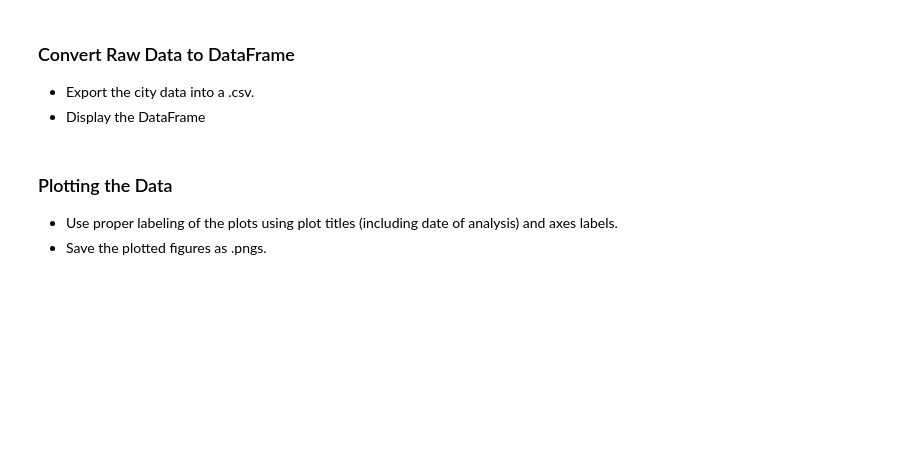
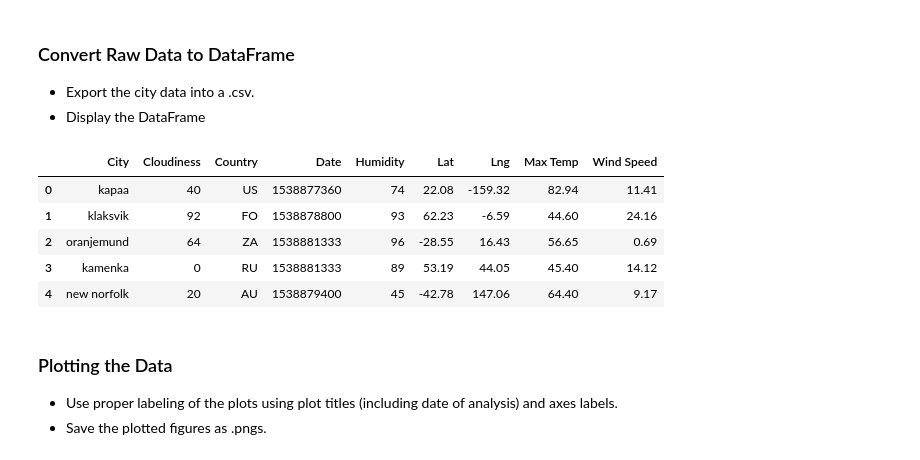
Before and after one commit to mosal2000/WeatherPy, a Jupyter notebook: code/WeatherPy.ipynb, the cells around one changed output. Saved outputs shown, nothing was run; the diff lists cells and outputs as text; code cells hidden in the pictures; blank space fills up the shorter version.

```diff
--- a/code/WeatherPy.ipynb
+++ b/code/WeatherPy.ipynb
@@ -71,3 +153,12 @@ len(cities)
+# %%
+df_weathers.head()
+# %% [output]
+|  | City | Cloudiness | Country | Date | Humidity | Lat | Lng | Max Temp | Wind Speed |
+| 0 | kapaa | 40 | US | 1538877360 | 74 | 22.08 | -159.32 | 82.94 | 11.41 |
+| 1 | klaksvik | 92 | FO | 1538878800 | 93 | 62.23 | -6.59 | 44.60 | 24.16 |
+| 2 | oranjemund | 64 | ZA | 1538881333 | 96 | -28.55 | 16.43 | 56.65 | 0.69 |
+| 3 | kamenka | 0 | RU | 1538881333 | 89 | 53.19 | 44.05 | 45.40 | 14.12 |
+| 4 | new norfolk | 20 | AU | 1538879400 | 45 | -42.78 | 147.06 | 64.40 | 9.17 |
 # %% [markdown]
 ### Plotting the Data
 * Use proper labeling of the plots using plot titles (including date of analysis) and axes labels.
```
Also changed, not shown: parts of 13 cells of this notebook, 5 other files.
